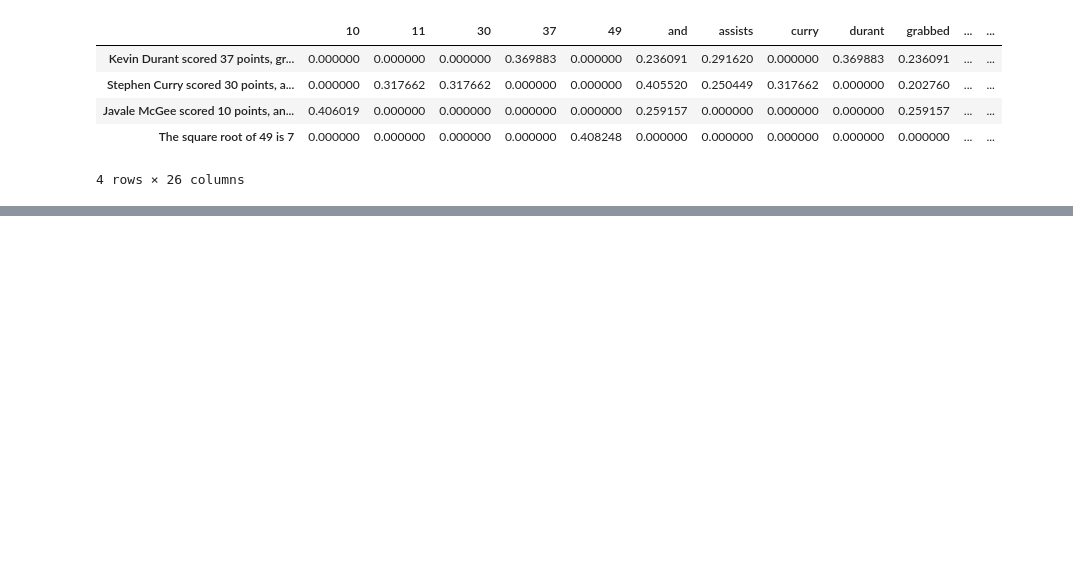
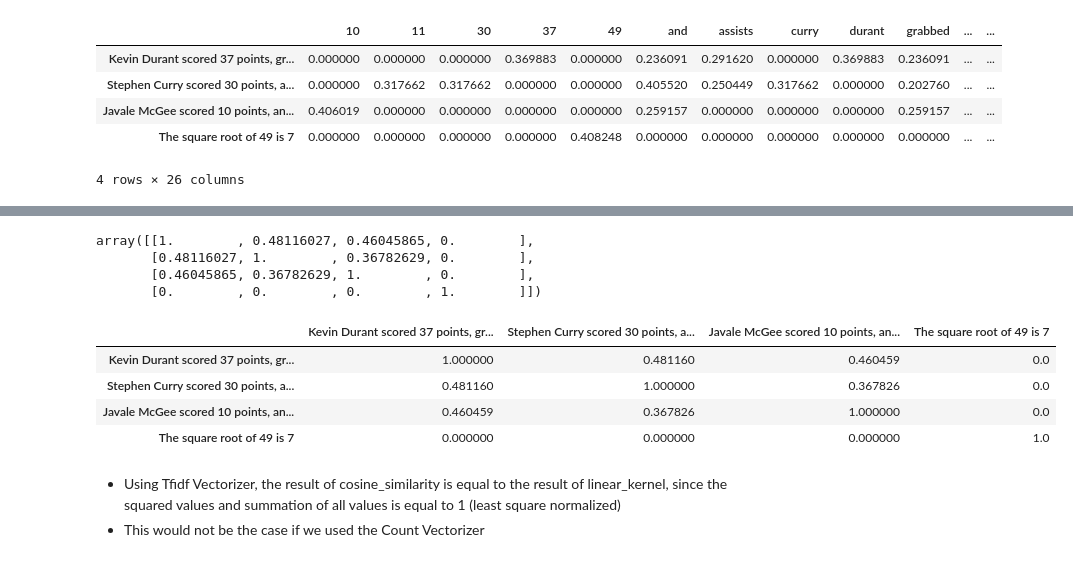
Before and after one commit to bnsevy/Personal-Tutorials, a Jupyter notebook: Natural Language Processing/NLP.ipynb, the cells around one changed output, grey strips where cells are left out. Cells and saved outputs as stored; diff of their text form; code cells hidden in the pictures; blank space fills up the shorter version.

```diff
--- a/Natural Language Processing/NLP.ipynb
+++ b/Natural Language Processing/NLP.ipynb
@@ -388,0 +421,25 @@ df
+# %%
+cosine_similarity(df, df)
+# %% [output]
+array([[1.        , 0.48116027, 0.46045865, 0.        ],
+       [0.48116027, 1.        , 0.36782629, 0.        ],
+       [0.46045865, 0.36782629, 1.        , 0.        ],
+       [0.        , 0.        , 0.        , 1.        ]])
+# %%
+# Turn cosine similarity 2D array into a Pandas DataFrame
+df = pd.DataFrame(
+    cosine_similarity(df, df),
+    columns = player_list,
+    index = player_list
+)
+
+df
+# %% [output]
+|  | Kevin Durant scored 37 points, gr... | Stephen Curry scored 30 points, a... | Javale McGee scored 10 points, an... | The square root of 49 is 7 |
+| Kevin Durant scored 37 points, gr... | 1.000000 | 0.481160 | 0.460459 | 0.0 |
+| Stephen Curry scored 30 points, a... | 0.481160 | 1.000000 | 0.367826 | 0.0 |
+| Javale McGee scored 10 points, an... | 0.460459 | 0.367826 | 1.000000 | 0.0 |
+| The square root of 49 is 7 | 0.000000 | 0.000000 | 0.000000 | 1.0 |
+# %% [markdown]
+- Using Tfidf Vectorizer, the result of cosine_similarity is equal to the result of linear_kernel, since the squared values and summation of all values is equal to 1 (least square normalized)
+- This would not be the case if we used the Count Vectorizer
```
Also changed, not shown: parts of 25 cells of this notebook, 1 other file.
